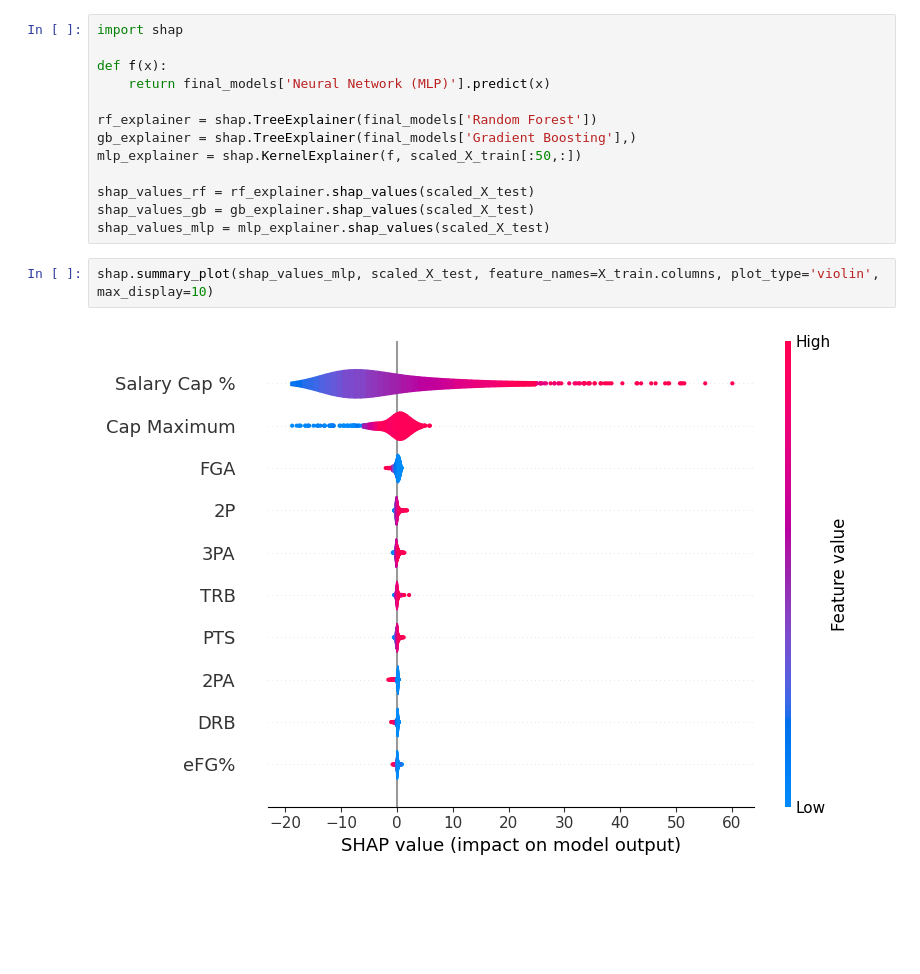
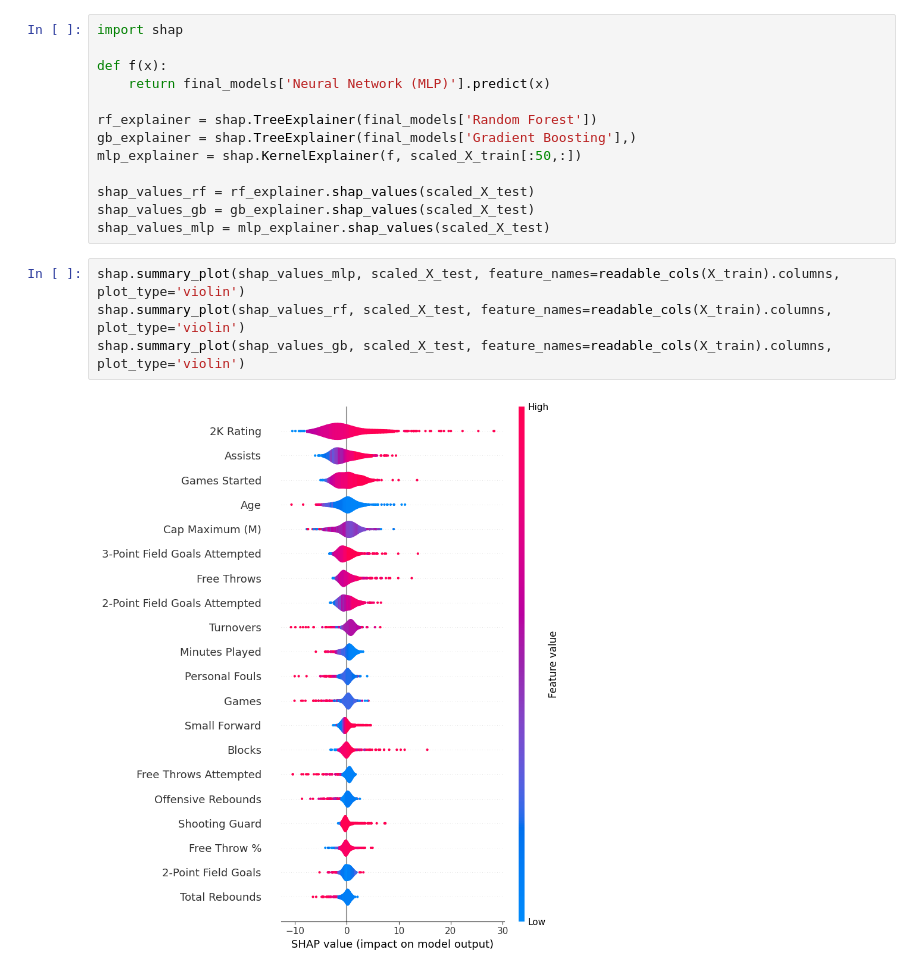
Before and after one commit to Gabmelom/nba-salary-model, a Jupyter notebook: src/data_analysis.ipynb, the cells around one changed output. Saved outputs shown, nothing was run; the diff lists cells and outputs as text; blank space fills up the shorter version.

```diff
--- a/src/data_analysis.ipynb
+++ b/src/data_analysis.ipynb
@@ -364,7 +389,9 @@ mlp_explainer = shap.KernelExplainer(f, scaled_X_train[:50,:])
 shap_values_rf = rf_explainer.shap_values(scaled_X_test)
 shap_values_gb = gb_explainer.shap_values(scaled_X_test)
 shap_values_mlp = mlp_explainer.shap_values(scaled_X_test)
-# %%
-shap.summary_plot(shap_values_mlp, scaled_X_test, feature_names=X_train.columns, plot_type='violin', max_display=10)
-# %% [output]
-[figure, removed]
+# %%
+shap.summary_plot(shap_values_mlp, scaled_X_test, feature_names=readable_cols(X_train).columns, plot_type='violin')
+shap.summary_plot(shap_values_rf, scaled_X_test, feature_names=readable_cols(X_train).columns, plot_type='violin')
+shap.summary_plot(shap_values_gb, scaled_X_test, feature_names=readable_cols(X_train).columns, plot_type='violin')
+# %% [output]
+[figure, added]
```
Also changed, not shown: parts of 8 cells of this notebook, 13 other files.
